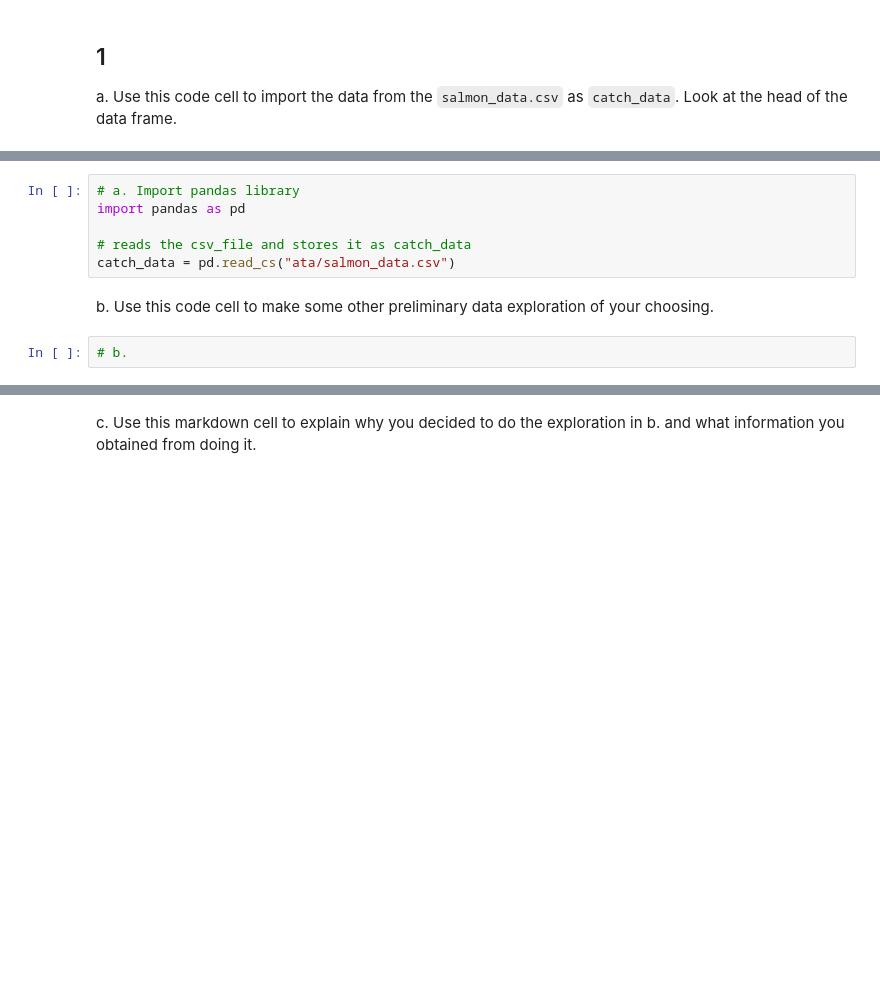
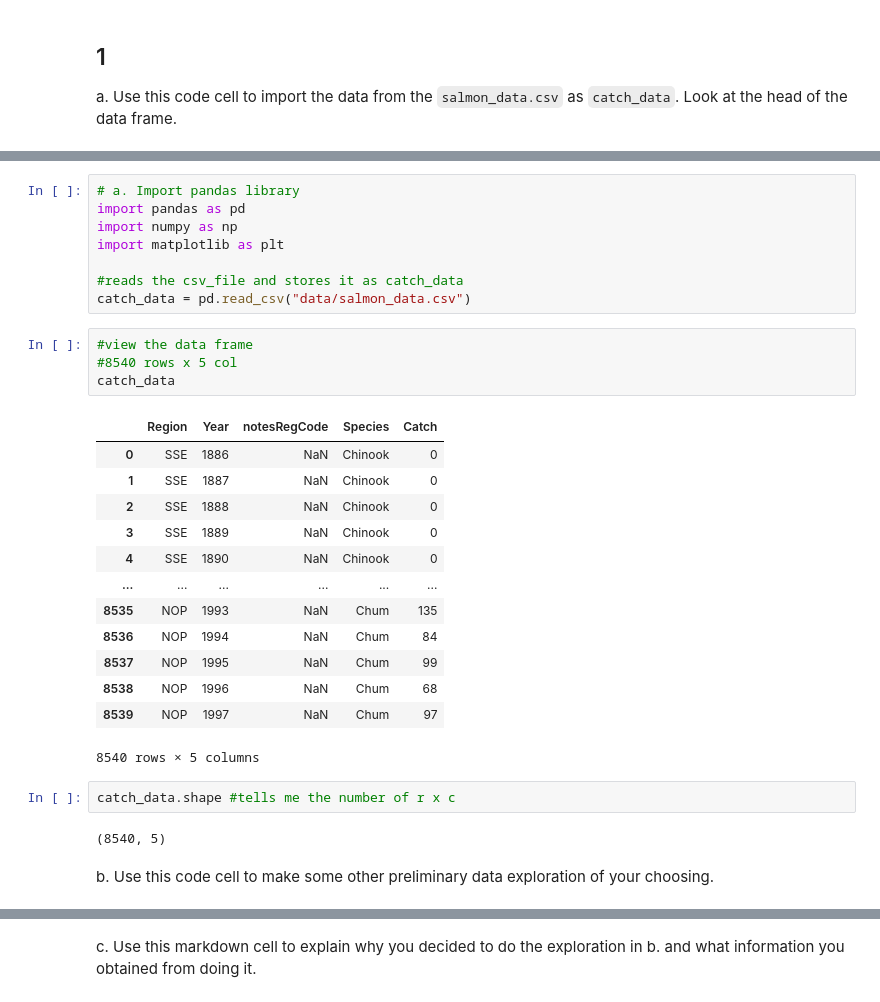
Before and after one commit to Amapolaa/eds220-hwk2, a Jupyter notebook: task2/hwk2-task2-salmon.ipynb, the cells around one changed output, grey strips where cells are left out. Saved outputs shown, nothing was run; the diff lists cells and outputs as text; blank space fills up the shorter version.

```diff
--- a/task2/hwk2-task2-salmon.ipynb
+++ b/task2/hwk2-task2-salmon.ipynb
@@ -58,14 +58,36 @@ a. Use this code cell to import the data from the `salmon_data.csv` as `catch_da
 # %%
 # a. Import pandas library
 import pandas as pd
+import numpy as np
+import matplotlib as plt
 
-# reads the csv_file and stores it as catch_data
-catch_data = pd.read_cs("ata/salmon_data.csv")
+#reads the csv_file and stores it as catch_data
+catch_data = pd.read_csv("data/salmon_data.csv")
+# %%
+#view the data frame
+#8540 rows x 5 col
+catch_data
+# %% [output]
+|  | Region | Year | notesRegCode | Species | Catch |
+| 0 | SSE | 1886 | NaN | Chinook | 0 |
+| 1 | SSE | 1887 | NaN | Chinook | 0 |
+| 2 | SSE | 1888 | NaN | Chinook | 0 |
+| 3 | SSE | 1889 | NaN | Chinook | 0 |
+| 4 | SSE | 1890 | NaN | Chinook | 0 |
+| ... | ... | ... | ... | ... | ... |
+| 8535 | NOP | 1993 | NaN | Chum | 135 |
+| 8536 | NOP | 1994 | NaN | Chum | 84 |
+| 8537 | NOP | 1995 | NaN | Chum | 99 |
+| 8538 | NOP | 1996 | NaN | Chum | 68 |
+| 8539 | NOP | 1997 | NaN | Chum | 97 |
+8540 rows × 5 columns
+# %%
+catch_data.shape #tells me the number of r x c
+# %% [output]
+(8540, 5)
 # %% [markdown]
 <!-- END QUESTION -->
 
 <!-- BEGIN QUESTION -->
 
 b. Use this code cell to make some other preliminary data exploration of your choosing.
-# %%
-# b.
```
Also changed, not shown: parts of 33 cells of this notebook, 1 other file.
